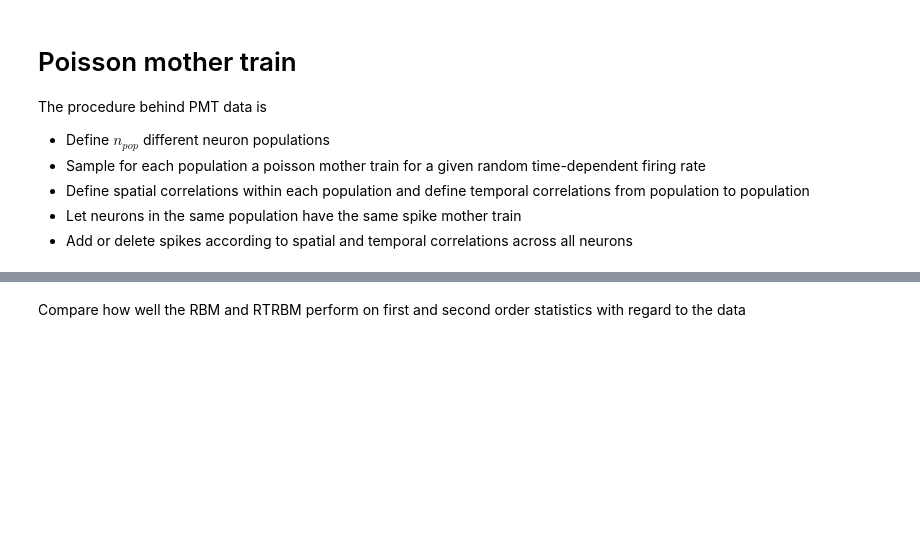
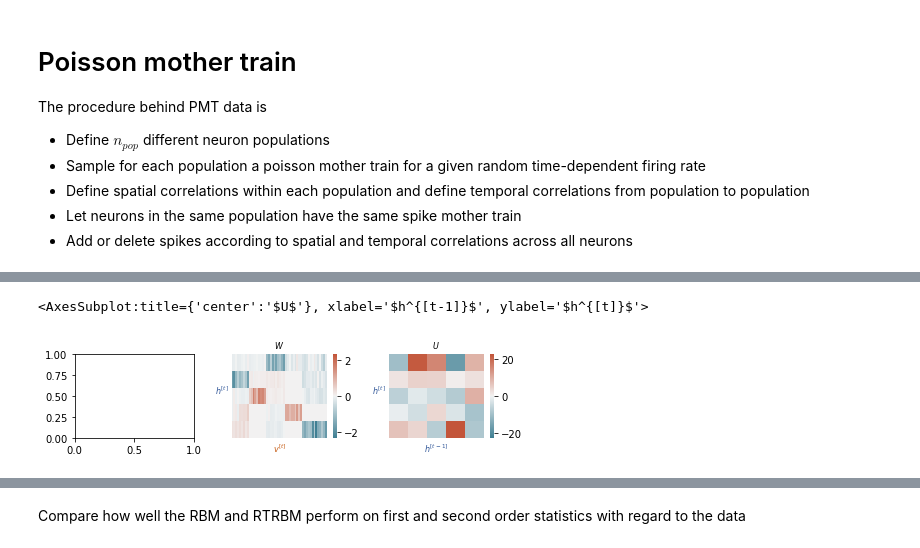
Before and after one commit to casperpeters/intern, a Jupyter notebook: notebooks/Reconstructing RTRBM/Sample surrogate data, paper figures.ipynb, the cells around one changed output, grey strips where cells are left out. Saved outputs shown, nothing was run; the diff lists cells and outputs as text; code cells hidden in the pictures; blank space fills up the shorter version.

```diff
--- a/notebooks/Reconstructing RTRBM/Sample surrogate data, paper figures.ipynb
+++ b/notebooks/Reconstructing RTRBM/Sample surrogate data, paper figures.ipynb
@@ -108,3 +110,34 @@ plot_reconstruction_error(rtrbm.errors, fs=12, title='Reconstruction error RTRBM
 # _, ax = plt.subplots(1, 2, figsize=(8, 5))
 # plot_reconstruction_error(rtrbm.errors, ax=ax[0], fs=12, title='Reconstruction error RTRBM')
 # plot_reconstruction_error(rbm.errors, ax=ax[1], fs=12, title='Reconstruction error RBM')
+# %%
+def figure_1a(W, U, figsize=(8.27, 11.69), fs=8):
+    # full A4 = (8.27, 11.69) inch
+    fig, axes = plt.subplots(1, 3, figsize=figsize)
+    maxi = max(abs(W.ravel()))
+    cmap = sns.diverging_palette(220, 20, sep=1, n=1000, as_cmap=True)
+    sns.heatmap(W, cmap=cmap, ax=axes[1], vmin=-maxi, vmax=maxi)
+    axes[1].set_ylabel('$h^{[t]}$', color='#2F5597', fontsize=fs, rotation=0, labelpad=10)
+    axes[1].set_xlabel('$v^{[t]}$', color='#C55A11', fontsize=fs)
+    axes[1].set_title('$W$', fontsize=fs)
+    # axes[0].tick_params(axis='both', which='major', labelsize=10)
+    axes[1].xaxis.set_ticks([])
+    axes[1].yaxis.set_ticks([])
+
+    maxi = max(abs(U.ravel()))
+    cmap = sns.diverging_palette(220, 20, sep=1, n=1000, as_cmap=True)
+    sns.heatmap(U, cmap=cmap, ax=axes[2], vmin=-maxi, vmax=maxi)
+    axes[2].set_ylabel('$h^{[t]}$', color='#2F5597', fontsize=fs, rotation=0, labelpad=10)
+    axes[2].set_xlabel('$h^{[t-1]}$', color='#2F5597', fontsize=fs)
+    axes[2].set_title('$U$', fontsize=fs)
+    # axes[1].tick_params(axis='both', which='major', labelsize=10)
+    axes[2].xaxis.set_ticks([])
+    axes[2].yaxis.set_ticks([])
+    plt.tight_layout()
+    return plt.gca()
+
+figure_1a(rtrbm_original.W[idx_, :], rtrbm_original.U[idx_, :], figsize=(0.83 * 8.27, 1.11*1.7165), fs=8)
+#plt.savefig(r'C:\Users\sebas\RU\intern\Figures\weigths_fig1a.png', orientation = 'portrait', format = 'png', dpi=800)
+# %% [output]
+<AxesSubplot:title={'center':'$U$'}, xlabel='$h^{[t-1]}$', ylabel='$h^{[t]}$'>
+[figure, added]
```
Also changed, not shown: parts of 23 cells of this notebook, 6 other files.
